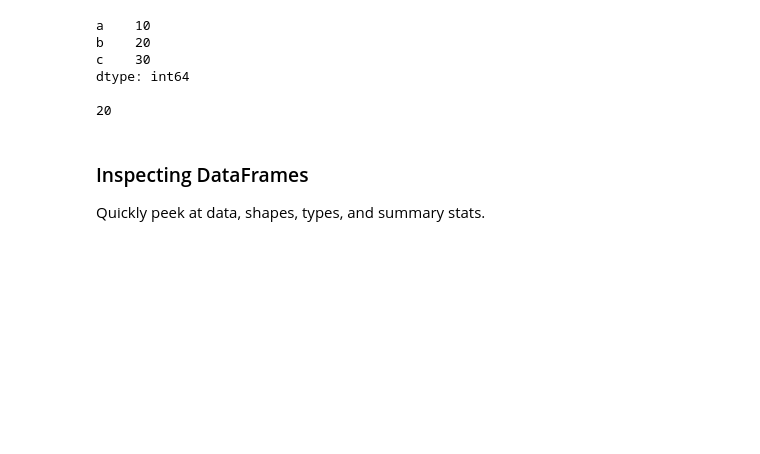
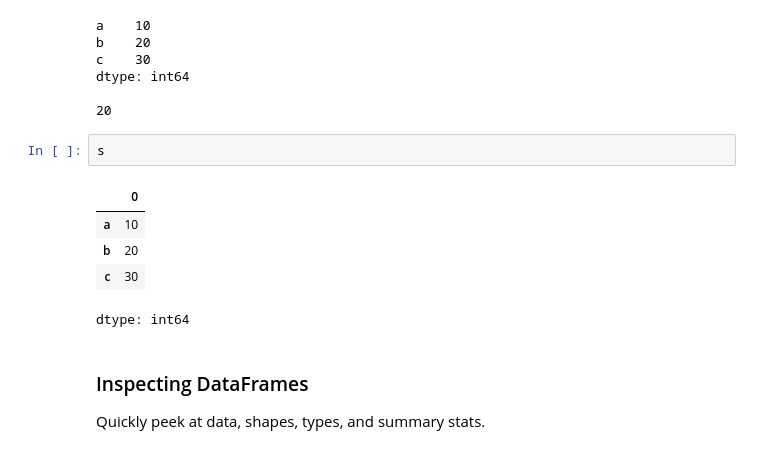
Before and after one commit to paddington-L831/Intro-to-Data-Analystics1, a Jupyter notebook: 03-A-Preview-of-Data-Science-Tools/01-Preview-of-Data-Science-Tools.ipynb, the cells around one changed output. Drawn from its saved outputs; the diff is of its cells as text; blank space fills up the shorter version.

```diff
--- a/03-A-Preview-of-Data-Science-Tools/01-Preview-of-Data-Science-Tools.ipynb
+++ b/03-A-Preview-of-Data-Science-Tools/01-Preview-of-Data-Science-Tools.ipynb
@@ -293,6 +325,14 @@ c    30
 dtype: int64
 
 20
+# %%
+s
+# %% [output]
+|  | 0 |
+| a | 10 |
+| b | 20 |
+| c | 30 |
+dtype: int64
 # %% [markdown]
 ### Inspecting DataFrames
 
```
Also changed, not shown: parts of 29 cells of this notebook.
